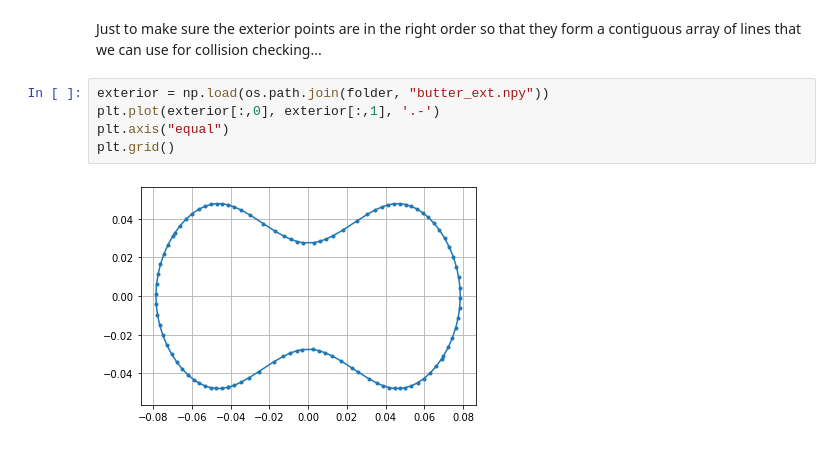
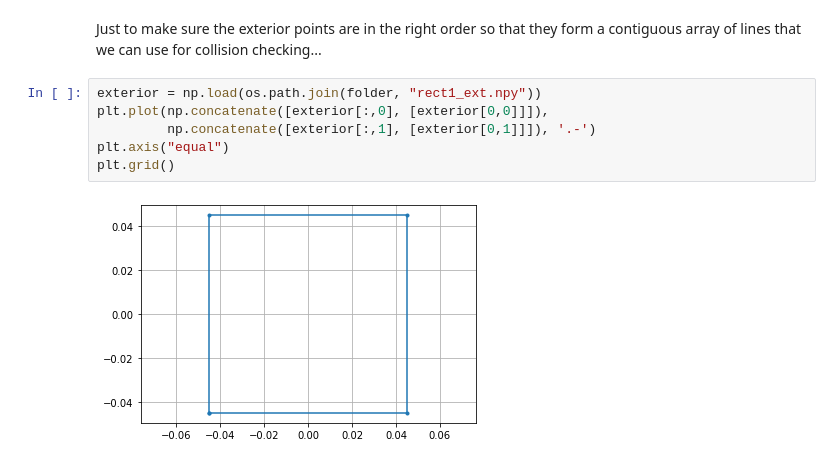
Before and after one commit to gautams3/tiny-differentiable-simulator, a Jupyter notebook: python/plotting/Push URDF.ipynb, the cells around one changed output. Saved outputs shown, nothing was run; the diff lists cells and outputs as text.

```diff
--- a/python/plotting/Push URDF.ipynb
+++ b/python/plotting/Push URDF.ipynb
@@ -201,9 +217,10 @@ for obj in ("rect1", "rect2", "rect3", "hex", "tri1", "tri2", "tri3", "ellip1",
 # %% [markdown]
 Just to make sure the exterior points are in the right order so that they form a contiguous array of lines that we can use for collision checking...
 # %%
-exterior = np.load(os.path.join(folder, "butter_ext.npy"))
-plt.plot(exterior[:,0], exterior[:,1], '.-')
+exterior = np.load(os.path.join(folder, "rect1_ext.npy"))
+plt.plot(np.concatenate([exterior[:,0], [exterior[0,0]]]),
+         np.concatenate([exterior[:,1], [exterior[0,1]]]), '.-')
 plt.axis("equal")
 plt.grid()
 # %% [output]
-[figure, old version]
+[figure, new version]
```
Also changed, not shown: parts of 3 cells of this notebook, 26 other files.
